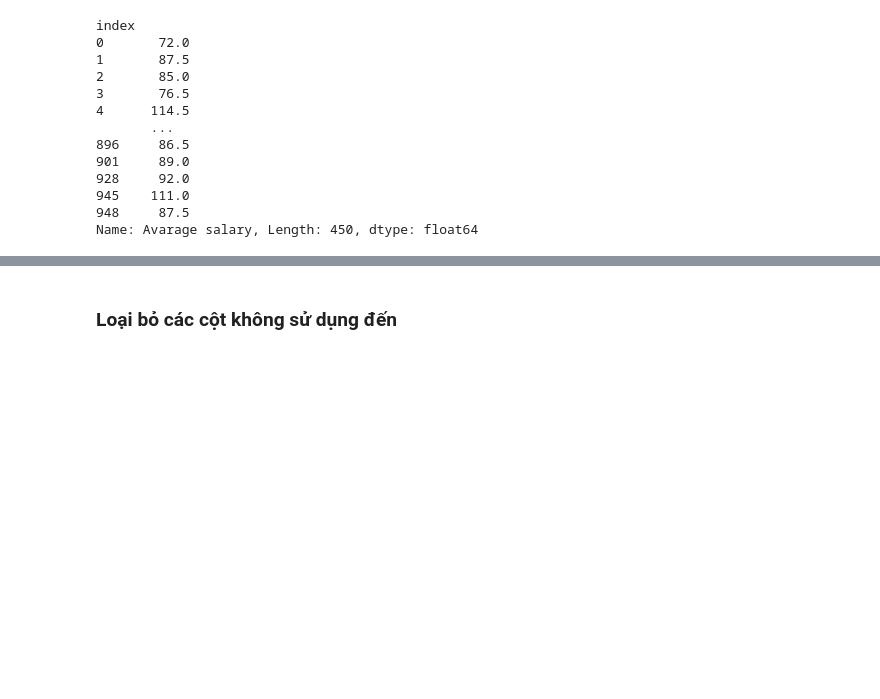
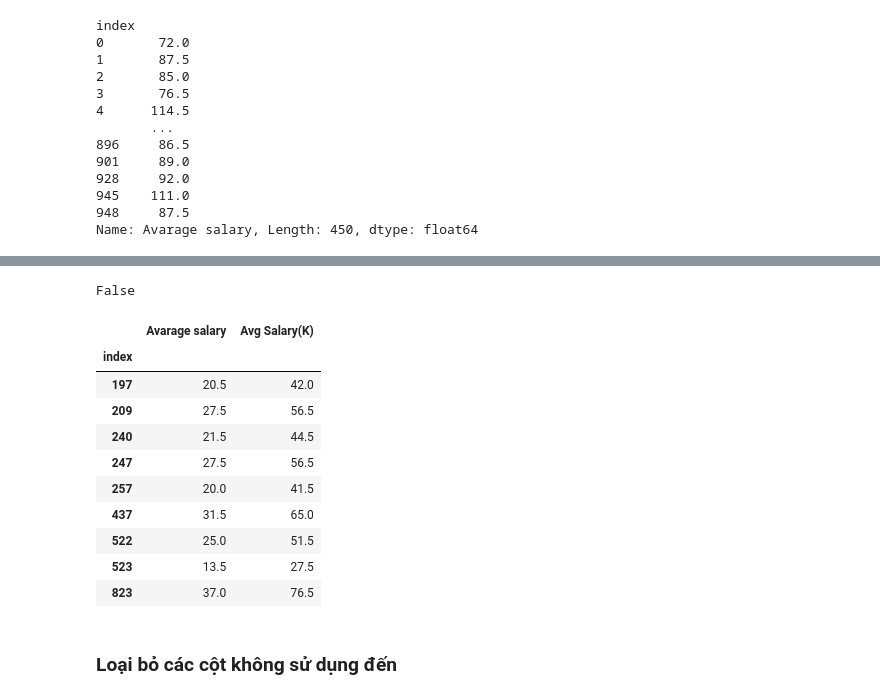
Before and after one commit to Ndthang01/P4DS_FinalProject, a Jupyter notebook: _project.ipynb, the cells around one changed output, grey strips where cells are left out. Saved outputs shown, nothing was run; the diff lists cells and outputs as text; code cells hidden in the pictures; blank space fills up the shorter version.

```diff
--- a/_project.ipynb
+++ b/_project.ipynb
@@ -248,3 +220,24 @@ Name: Avarage salary, Length: 450, dtype: float64
+# %%
+# So sánh hai cột "Avarage salary" và "Avg Salary(K)"
+s = project_dataframe['Avarage salary'] == project_dataframe["Avg Salary(K)"]
+s.all()
+# %% [output]
+False
+# %%
+# Có vài dòng trong hai cột này không có giá trị giống nhau.
+project_dataframe[s == False][["Avarage salary","Avg Salary(K)"]]
+# %% [output]
+|  | Avarage salary | Avg Salary(K) |
+| index |  |  |
+| 197 | 20.5 | 42.0 |
+| 209 | 27.5 | 56.5 |
+| 240 | 21.5 | 44.5 |
+| 247 | 27.5 | 56.5 |
+| 257 | 20.0 | 41.5 |
+| 437 | 31.5 | 65.0 |
+| 522 | 25.0 | 51.5 |
+| 523 | 13.5 | 27.5 |
+| 823 | 37.0 | 76.5 |
 # %% [markdown]
 ### Loại bỏ các cột không sử dụng đến
 # %% [markdown]
```
Also changed, not shown: parts of 27 cells of this notebook, 2 other files.
